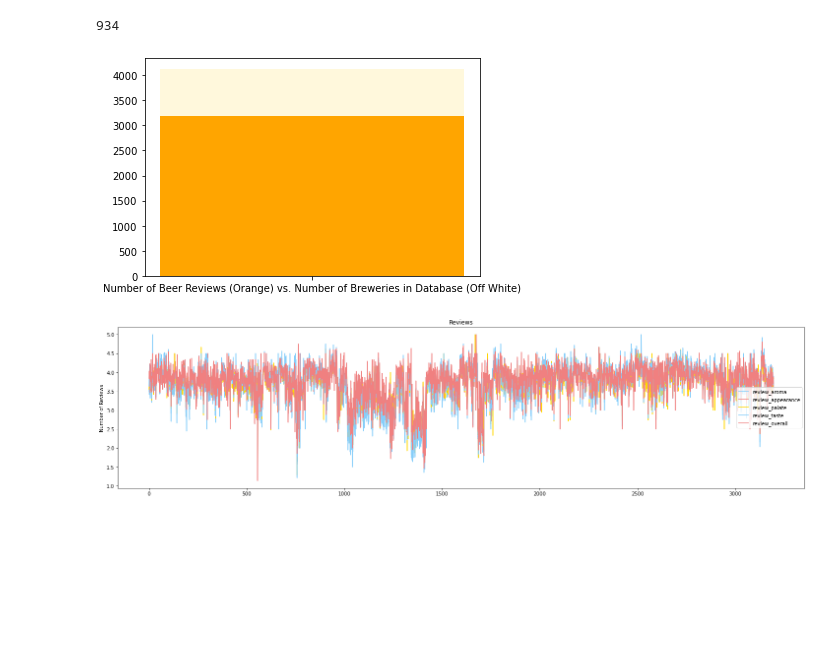
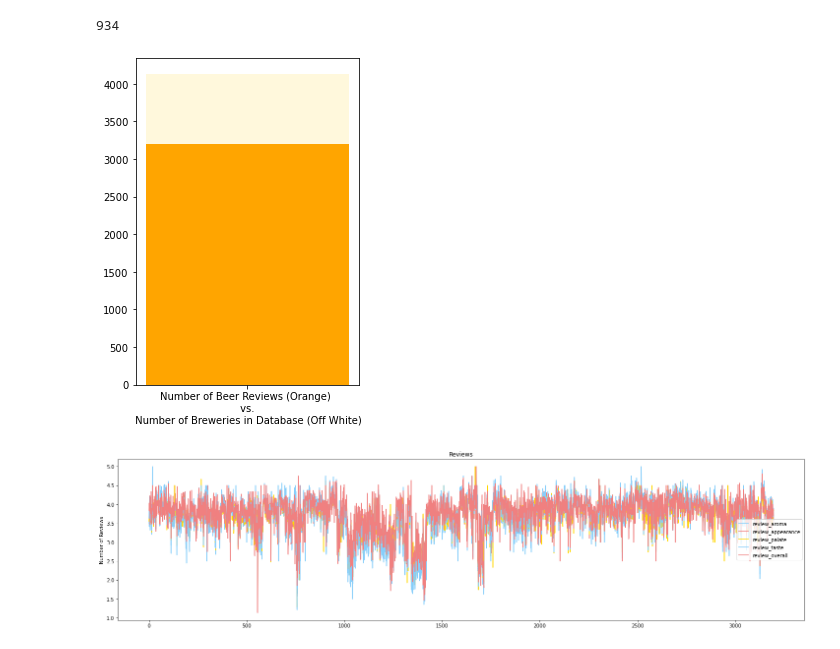
Before and after one commit to sberberian/Beer-Characteristics-Profiling, a Jupyter notebook: beer_vis.ipynb, the cells around one changed output. Drawn from its saved outputs; the diff is of its cells as text; code cells hidden in the pictures; blank space fills up the shorter version.

Commit message:
adding more visualization resources

```diff
--- a/beer_vis.ipynb
+++ b/beer_vis.ipynb
@@ -43,23 +43,24 @@ len(df["Brewery"].unique())
 # %%
 # Viz 1 -- No. breweries compared to no. beers on list (stacked bar?)
 # https://www.geeksforgeeks.org/create-a-stacked-bar-plot-in-matplotlib/
 
 # unique brewery values
 breweries = len(df["Brewery"].unique())
 beers = len(df["Beer_Name_Full"].unique())
 
-x = "Number of Beer Reviews (Orange) vs. Number of Breweries in Database (Off White)"
+x = "Number of Beer Reviews (Orange) \n vs. \n Number of Breweries in Database (Off White)"
 y1 = breweries
 y2 = beers
 
 # Add legend?
 
 # plot stacked bars
+fig, axes = plt.subplots(figsize=(4, 6))
 plt.bar(x, y2, color="orange")
 plt.bar(x, y1, bottom = y2, color = "cornsilk")
 plt.show()
 # %% [output]
-[figure, old version]
+[figure, new version]
 # %%
 # Viz 2 -- Reviews on multiple line graph
 review_df = df[["review_aroma", "review_appearance", "review_palate", "review_taste", "review_overall"]]
```
Also changed, not shown: 2 other files.
